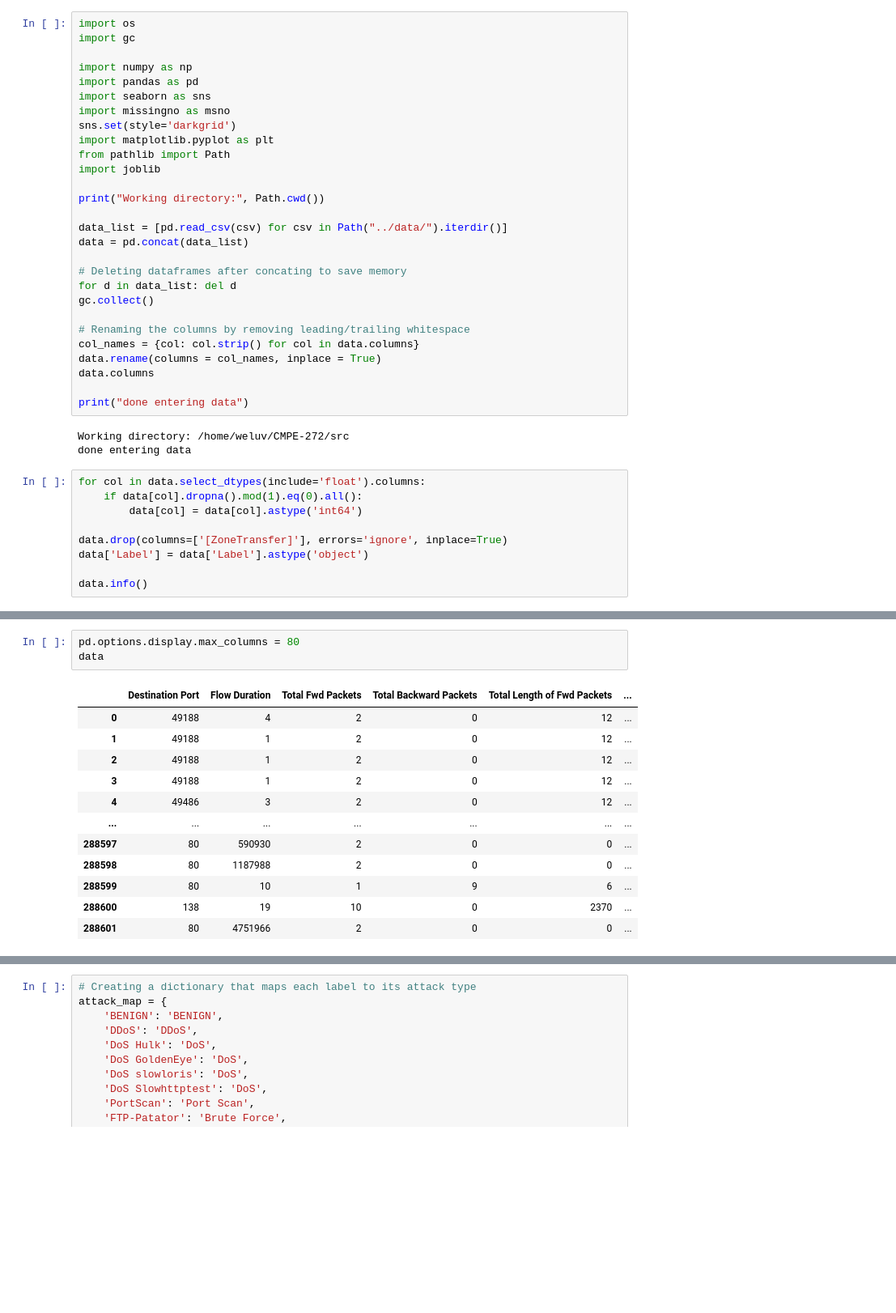
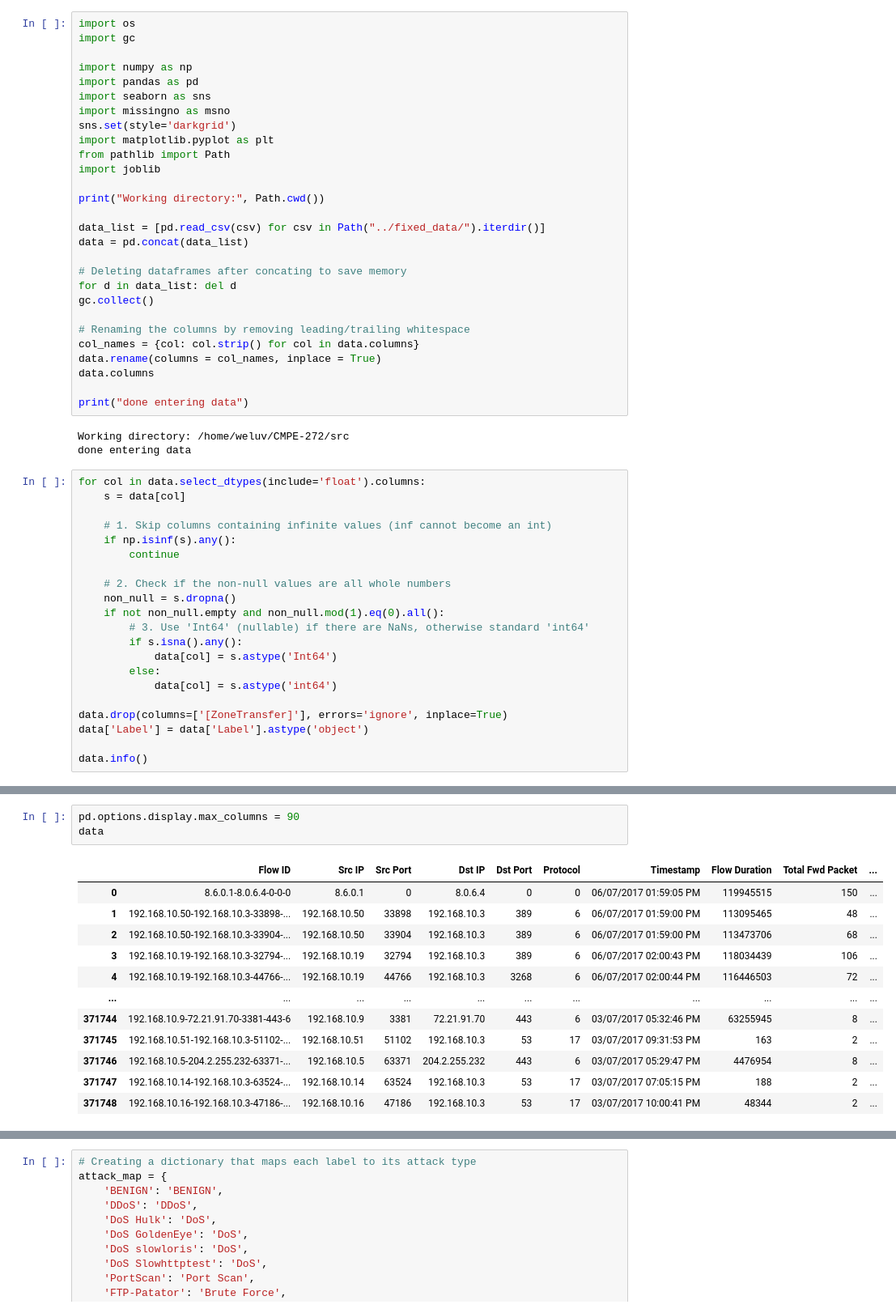
Before and after one commit to weluvgoatz/CMPE-272, a Jupyter notebook: src/model.ipynb, the cells around one changed output, grey strips where cells are left out. Shown at 81% size. Saved outputs shown, nothing was run; the diff lists cells and outputs as text; blank space fills up the shorter version.

```diff
--- a/src/model.ipynb
+++ b/src/model.ipynb
@@ -13,7 +13,7 @@ import joblib
 
 print("Working directory:", Path.cwd())
 
-data_list = [pd.read_csv(csv) for csv in Path("../data/").iterdir()]
+data_list = [pd.read_csv(csv) for csv in Path("../fixed_data/").iterdir()]
 data = pd.concat(data_list)
 
 # Deleting dataframes after concating to save memory
@@ -31,8 +31,20 @@ Working directory: /home/weluv/CMPE-272/src
 done entering data
 # %%
 for col in data.select_dtypes(include='float').columns:
-    if data[col].dropna().mod(1).eq(0).all():
-        data[col] = data[col].astype('int64')
+    s = data[col]
+
+    # 1. Skip columns containing infinite values (inf cannot become an int)
+    if np.isinf(s).any():
+        continue
+
+    # 2. Check if the non-null values are all whole numbers
+    non_null = s.dropna()
+    if not non_null.empty and non_null.mod(1).eq(0).all():
+        # 3. Use 'Int64' (nullable) if there are NaNs, otherwise standard 'int64'
+        if s.isna().any():
+            data[col] = s.astype('Int64')
+        else:
+            data[col] = s.astype('int64')
 
 data.drop(columns=['[ZoneTransfer]'], errors='ignore', inplace=True)
 data['Label'] = data['Label'].astype('object')
@@ -59,16 +71,16 @@ memory usage: 1.7+ GB
 # %%
-pd.options.display.max_columns = 80
+pd.options.display.max_columns = 90
 data
 # %% [output]
-|  | Destination Port | Flow Duration | Total Fwd Packets | Total Backward Packets | Total Length of Fwd Packets | ... |
-| 0 | 49188 | 4 | 2 | 0 | 12 | ... |
-| 1 | 49188 | 1 | 2 | 0 | 12 | ... |
-| 2 | 49188 | 1 | 2 | 0 | 12 | ... |
-| 3 | 49188 | 1 | 2 | 0 | 12 | ... |
-| 4 | 49486 | 3 | 2 | 0 | 12 | ... |
-| ... | ... | ... | ... | ... | ... | ... |
-| 288597 | 80 | 590930 | 2 | 0 | 0 | ... |
-| 288598 | 80 | 1187988 | 2 | 0 | 0 | ... |
-| 288599 | 80 | 10 | 1 | 9 | 6 | ... |
-| 288600 | 138 | 19 | 10 | 0 | 2370 | ... |
-| 288601 | 80 | 4751966 | 2 | 0 | 0 | ... |
+|  | Flow ID | Src IP | Src Port | Dst IP | Dst Port | Protocol | Timestamp | Flow Duration | Total Fwd Packet | ... |
+| 0 | 8.6.0.1-8.0.6.4-0-0-0 | 8.6.0.1 | 0 | 8.0.6.4 | 0 | 0 | 06/07/2017 01:59:05 PM | 119945515 | 150 | ... |
+| 1 | 192.168.10.50-192.168.10.3-33898-... | 192.168.10.50 | 33898 | 192.168.10.3 | 389 | 6 | 06/07/2017 01:59:00 PM | 113095465 | 48 | ... |
+| 2 | 192.168.10.50-192.168.10.3-33904-... | 192.168.10.50 | 33904 | 192.168.10.3 | 389 | 6 | 06/07/2017 01:59:00 PM | 113473706 | 68 | ... |
+| 3 | 192.168.10.19-192.168.10.3-32794-... | 192.168.10.19 | 32794 | 192.168.10.3 | 389 | 6 | 06/07/2017 02:00:43 PM | 118034439 | 106 | ... |
+| 4 | 192.168.10.19-192.168.10.3-44766-... | 192.168.10.19 | 44766 | 192.168.10.3 | 3268 | 6 | 06/07/2017 02:00:44 PM | 116446503 | 72 | ... |
+| ... | ... | ... | ... | ... | ... | ... | ... | ... | ... | ... |
+| 371744 | 192.168.10.9-72.21.91.70-3381-443-6 | 192.168.10.9 | 3381 | 72.21.91.70 | 443 | 6 | 03/07/2017 05:32:46 PM | 63255945 | 8 | ... |
+| 371745 | 192.168.10.51-192.168.10.3-51102-... | 192.168.10.51 | 51102 | 192.168.10.3 | 53 | 17 | 03/07/2017 09:31:53 PM | 163 | 2 | ... |
+| 371746 | 192.168.10.5-204.2.255.232-63371-... | 192.168.10.5 | 63371 | 204.2.255.232 | 443 | 6 | 03/07/2017 05:29:47 PM | 4476954 | 8 | ... |
+| 371747 | 192.168.10.14-192.168.10.3-63524-... | 192.168.10.14 | 63524 | 192.168.10.3 | 53 | 17 | 03/07/2017 07:05:15 PM | 188 | 2 | ... |
+| 371748 | 192.168.10.16-192.168.10.3-47186-... | 192.168.10.16 | 47186 | 192.168.10.3 | 53 | 17 | 03/07/2017 10:00:41 PM | 48344 | 2 | ... |
```
Also changed, not shown: parts of 8 cells of this notebook, 2 other files.
